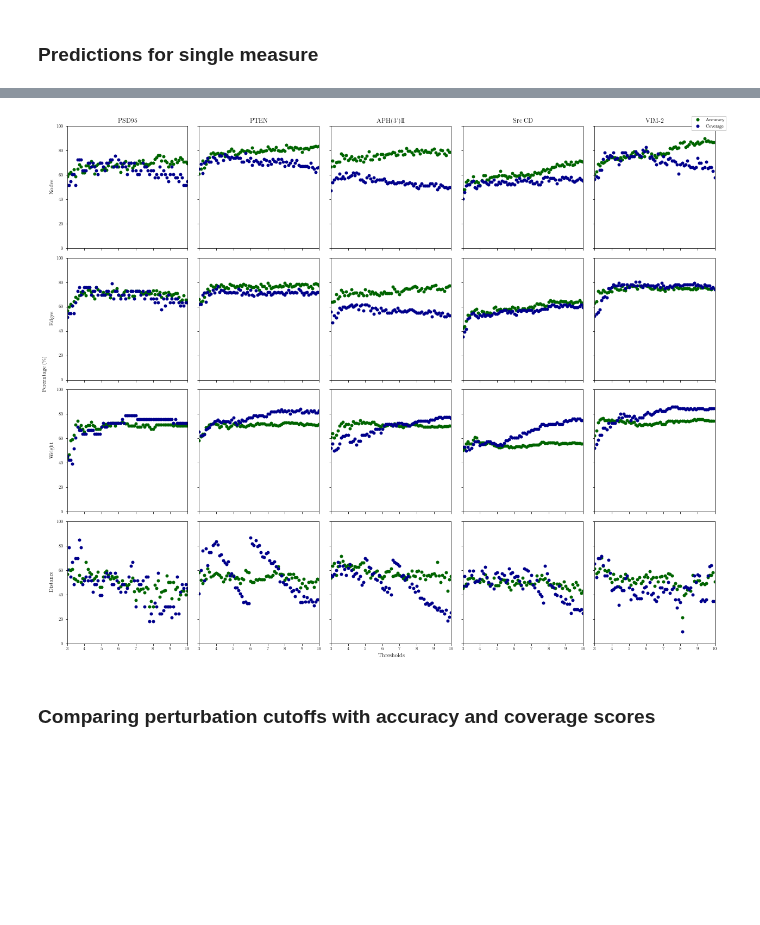
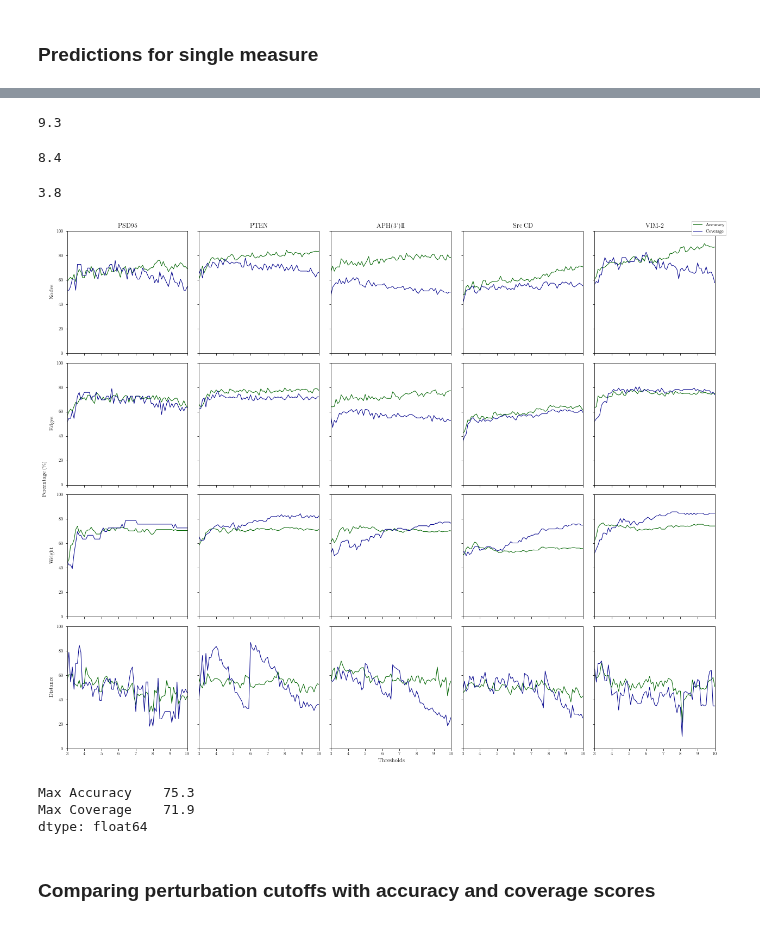
Before and after one commit to CrisSotomayor/perturbation-networks-get-data, a Jupyter notebook: figure_behavior.ipynb, the cells around one changed output, grey strips where cells are left out. Cells and saved outputs as stored; diff of their text form; code cells hidden in the pictures; blank space fills up the shorter version.

```diff
--- a/figure_behavior.ipynb
+++ b/figure_behavior.ipynb
@@ -266,6 +288,7 @@ def NetworkExtremesOneMeasure(protein, measure, cutoff, threshold):
 # %%
-def PredictionsOneMeasure(cutoff):
-    """Loss of function predictions based only on one measure, to find best threshold per measure."""
+def PredictionsOneMeasure(df):
+    """Loss of function predictions based only on one measure, to find best threshold per measure. Takes DataFrame
+    from dataOneMeasure."""
     fig, axes = plt.subplots(nrows=4, ncols=5, figsize=(17.5,14), sharex=True, sharey=True)
 
     fig.add_subplot(111, frameon=False)
@@ -276,25 +299,17 @@ def PredictionsOneMeasure(cutoff):
 
     for j, measure in enumerate(measures):
         for i, protein in enumerate(proteins):
-            predictions, how_many = dict(), dict()
-            funct_extremes = GetPercentage(0.4, 'lowest', functional_data[protein])
+            accuracy = df.loc[(protein, measure, "Accuracy"), :].values.tolist()
+            coverage = df.loc[(protein, measure, "Coverage"), :].values.tolist()
 
-            for threshold in thresholds:
-                # positions predicted
-                predictions[threshold] = NetworkExtremesOneMeasure(protein, measure, cutoff, threshold)
-                # positions in intersection between predictions and funct_extremes
-                how_many[threshold] = predictions[threshold].intersection(funct_extremes)
-
-            accuracy = [ToPercentage(how_many[threshold], predictions[threshold]) for threshold in thresholds]
-            coverage = [ToPercentage(how_many[threshold], funct_extremes) for threshold in thresholds]
-
-            ax = axes[j,i]
+            ax = axes[j, i]
             ax.set_xlim(3,10)
             ax.set_ylim(0,100)
-            ax.plot(thresholds, accuracy, color='darkgreen', marker='o', markeredgewidth=0.0, linewidth=0,
+            ax.plot(thresholds, accuracy, color='darkgreen', marker='o', ms=0, markeredgewidth=0.0, linewidth=1,
                      label='Accuracy')
-            ax.plot(thresholds, coverage, color='darkblue', marker='o', markeredgewidth=0.0, linewidth=0,
+            ax.plot(thresholds, coverage, color='darkblue', marker='o', ms=0, markeredgewidth=0.0, linewidth=1,
                      label='Coverage')
+
             if i == 0:
                 ax.set_ylabel(measure.capitalize())
             if j == 0:
@@ -303,3 +318,7 @@ def PredictionsOneMeasure(cutoff):
             fig.legend(handles, labels)
 
     return fig
+# %%
+dataOne = dataOneMeasure(1.5)
+# %%
+dataOne = dataOne.astype('float64')
@@ -306,7 +373,30 @@ def PredictionsOneMeasure(cutoff):
+# %%
+## threshold with greatest mean accuracy over measures nodes, edges, weight
+all_acc = dataOne[dataOne.index.get_level_values('Score').isin(['Accuracy'])]
+all_acc[all_acc.index.get_level_values('Measure').isin(['nodes', 'edges', 'weight'])].mean().idxmax()
+# %% [output]
+9.3
+# %%
+## threshold with greatest mean coverage over measures nodes, edges, weight
+all_cov = dataOne[dataOne.index.get_level_values('Score').isin(['Coverage'])]
+all_cov[all_cov.index.get_level_values('Measure').isin(['nodes', 'edges', 'weight'])].mean().idxmax()
+# %% [output]
+8.4
+# %%
+## threshold with greatest mean over measure distance
+dataOne[dataOne.index.get_level_values('Measure').isin(['distance'])].mean().idxmax()
+# %% [output]
+3.8
 # %%
-fig = PredictionsOneMeasure(1.5)
-fig.savefig("figures/one_measure.png", dpi=300)
+fig = PredictionsOneMeasure(dataOne)
+#fig.savefig("figures/one_measure.png", dpi=300)
 # %% [output]
-[figure, old version]
+[figure, new version]
+# %%
+dfone[dfone.index.get_level_values('Measure').isin(['edges'])].mean()
+# %% [output]
+Max Accuracy    75.3
+Max Coverage    71.9
+dtype: float64
 # %% [markdown]
 ### Comparing perturbation cutoffs with accuracy and coverage scores
```
Also changed, not shown: parts of 15 cells of this notebook, 6 other files.
